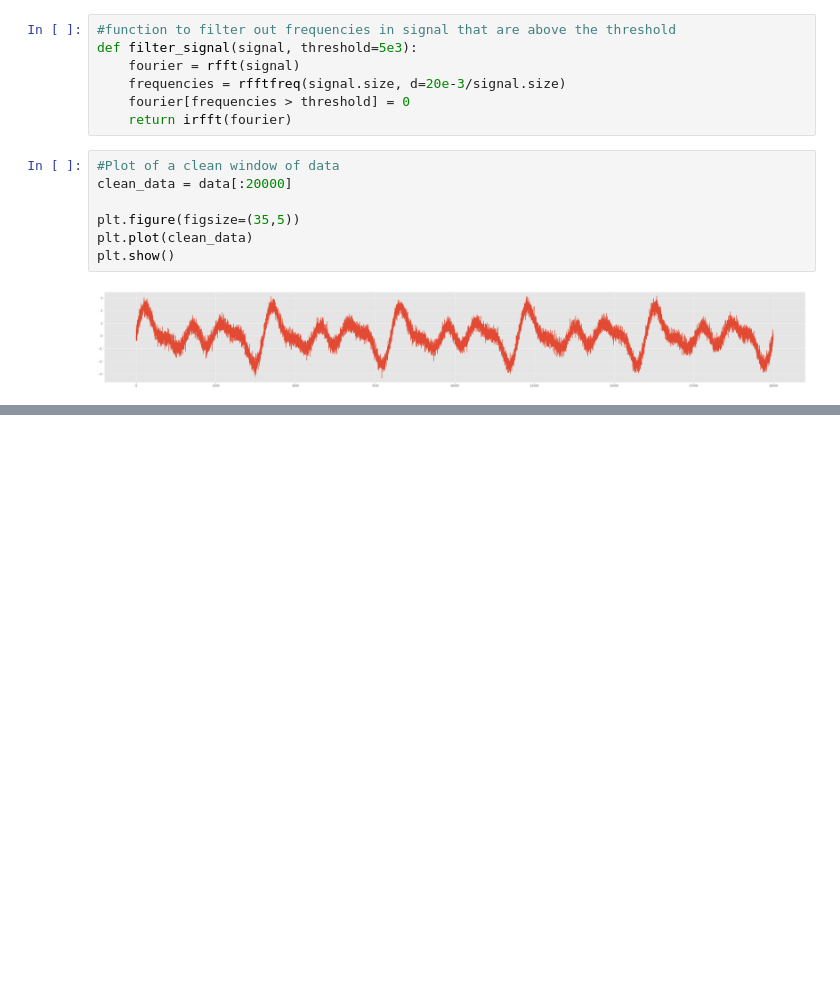
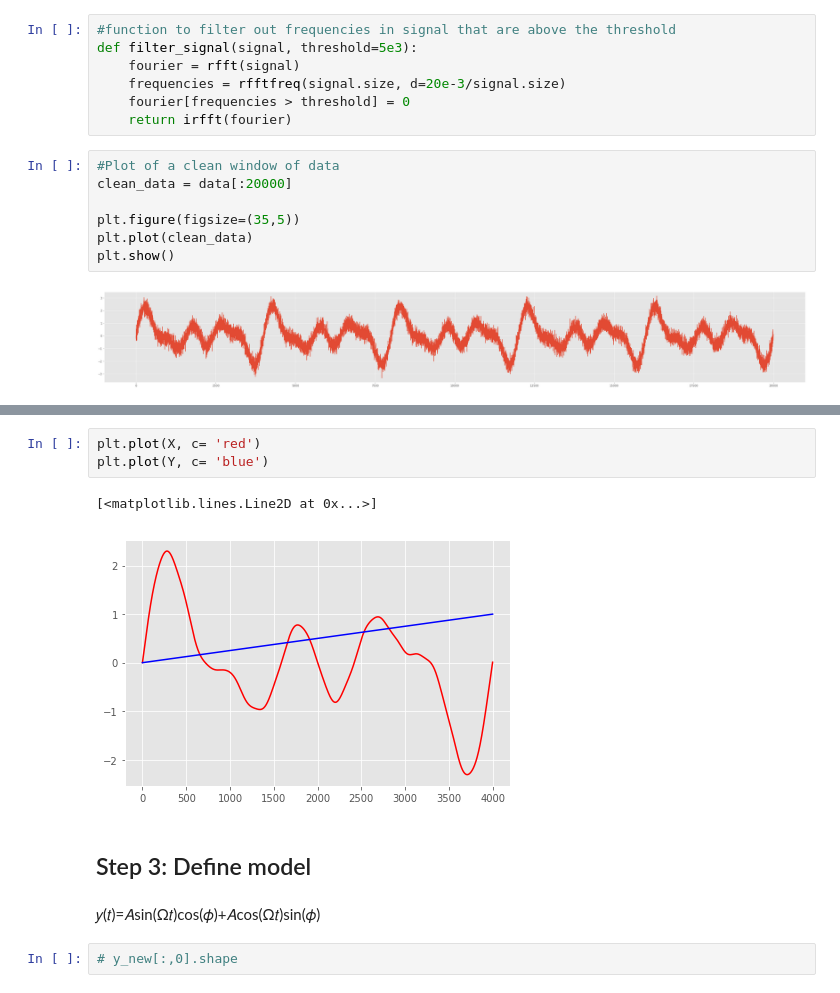
Before and after one commit to A-Gulati/Time_Series, a Jupyter notebook: notebooks/(4) RNN for cycle count.ipynb, the cells around one changed output, grey strips where cells are left out. Drawn from its saved outputs; the diff is of its cells as text; blank space fills up the shorter version.

```diff
--- a/notebooks/(4) RNN for cycle count.ipynb
+++ b/notebooks/(4) RNN for cycle count.ipynb
@@ -78,0 +82,12 @@ plt.show()
+# %%
+plt.plot(X, c= 'red')
+plt.plot(Y, c= 'blue')
+# %% [output]
+[<matplotlib.lines.Line2D at 0x...>]
+[figure, added]
+# %% [markdown]
+## Step 3: Define model
+# %% [markdown]
+𝑦(𝑡)=𝐴sin(Ω𝑡)cos(𝜙)+𝐴cos(Ω𝑡)sin(𝜙)
+# %%
+# y_new[:,0].shape
```
Also changed, not shown: parts of 15 cells of this notebook, 1 other file.
